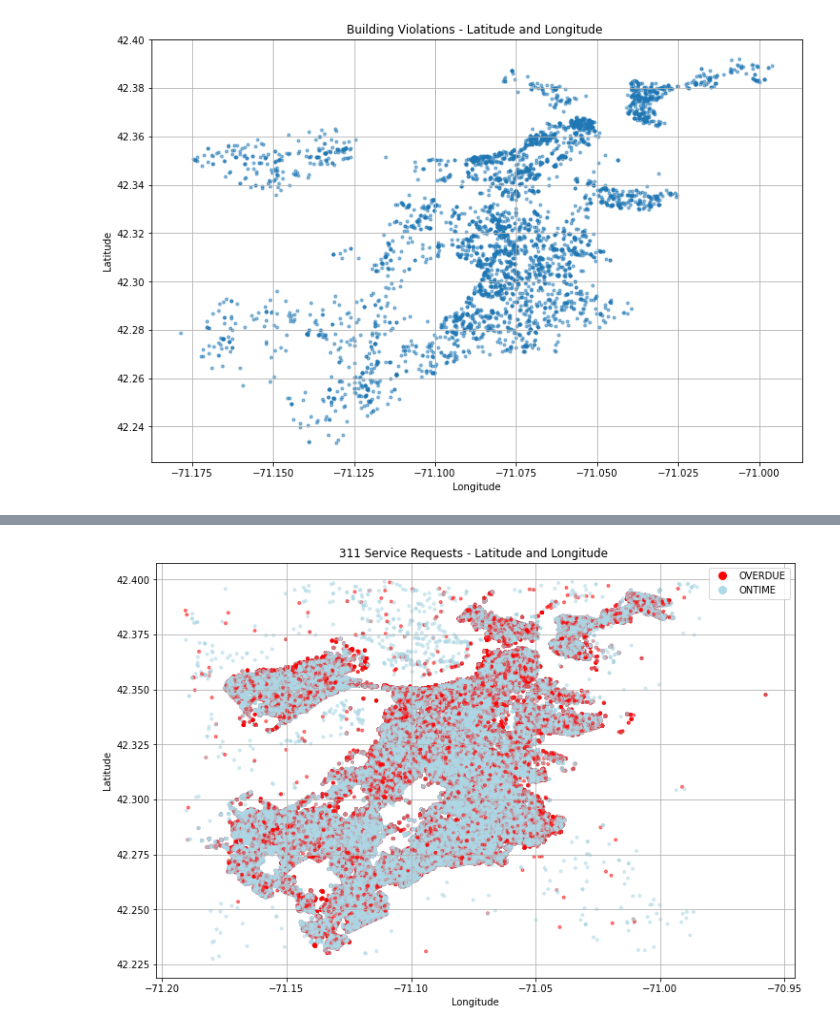
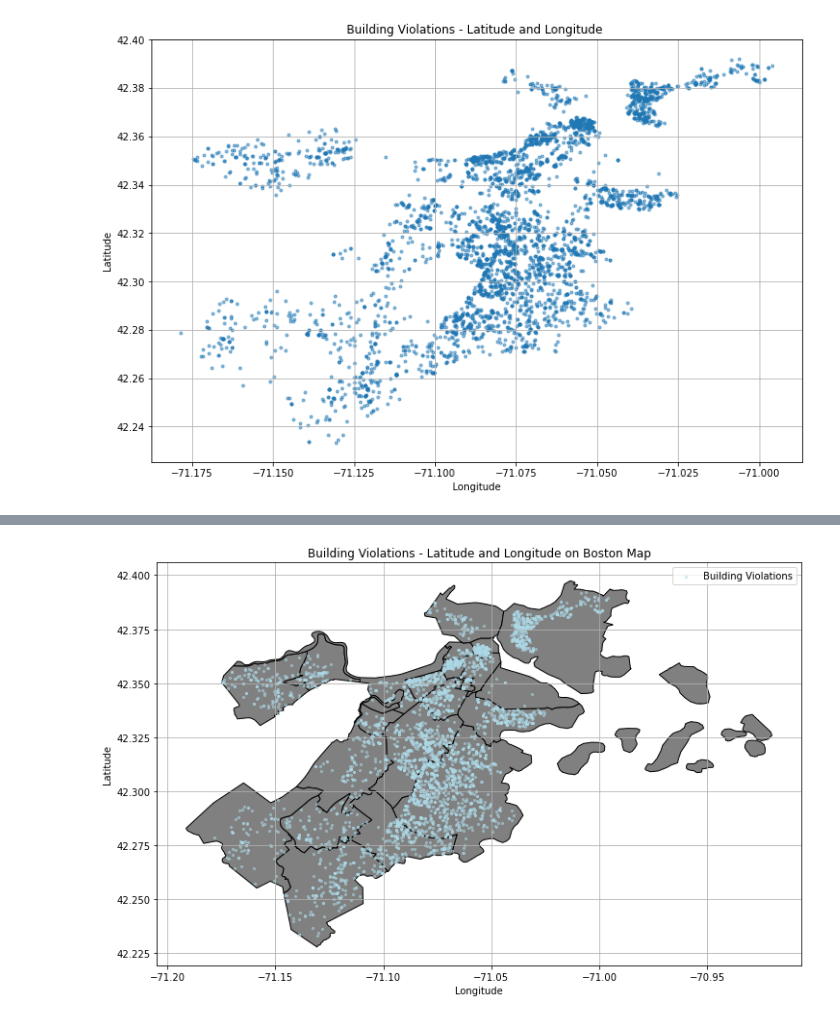
Before and after one commit to BU-Spark/ds-boston-building-violations, a Jupyter notebook: sp24-team-b/data/notebooks/EarlyInsights.ipynb, the cells around one changed output, grey strips where cells are left out. Drawn from its saved outputs; the diff is of its cells as text; code cells hidden in the pictures.

```diff
--- a/sp24-team-b/data/notebooks/EarlyInsights.ipynb
+++ b/sp24-team-b/data/notebooks/EarlyInsights.ipynb
@@ -123,26 +102,37 @@ plt.show()
-# %%
-# Load the dataset
-file_path2 = "311_2019_to_present.csv"
-df2 = pd.read_csv(file_path2)
-
-
-# This is needed to remove an outlier
-df_filtered2 = df2[df2['latitude'] >= 42]
-
-colors = np.where(df_filtered2['on_time'] == 'OVERDUE', 'red', 'lightblue')
-
-
-
-# Plotting latitude and longitude points
-plt.figure(figsize=(12, 8))
-plt.scatter(df_filtered2['longitude'], df_filtered2['latitude'], alpha=0.5, marker='.', c = colors)
-plt.title('311 Service Requests - Latitude and Longitude ')
-plt.xlabel('Longitude')
-plt.ylabel('Latitude')
-plt.legend(handles=[plt.Line2D([0], [0], marker='o', color='w', markerfacecolor='red', markersize=10, label='OVERDUE'),
-                    plt.Line2D([0], [0], marker='o', color='w', markerfacecolor='lightblue', markersize=10, label='ONTIME')],
-           loc='upper right')
-plt.grid(True)
-plt.show()
-# %% [output]
-[figure, removed]
+# %%
+# Start by importing the necessary packages
+import pandas as pd
+import geopandas as gpd
+from shapely.geometry import Point, Polygon
+import numpy as np
+import seaborn as sns
+import matplotlib.pyplot as plt
+
+# Remove outliers
+df_filtered = df[df['latitude'] >= 42]
+
+# Create a GeoDataFrame from latitude and longitude
+geometry = [Point(xy) for xy in zip(df_filtered['longitude'], df_filtered['latitude'])]
+geo_df = gpd.GeoDataFrame(df_filtered, crs=boston_map.crs, geometry=geometry)
+
+# Plot the Boston map
+ax = boston_map.plot(color='grey', edgecolor='black', figsize=(12, 8))
+
+# Plot the building violations on the map
+geo_df.plot(ax=ax, marker='o', color='lightblue', markersize=5, alpha=0.5, legend=True)
+
+# Set plot title and axis labels
+plt.title('Building Violations - Latitude and Longitude on Boston Map')
+plt.xlabel('Longitude')
+plt.ylabel('Latitude')
+
+# Add legend
+plt.legend(['Building Violations'], loc='upper right')
+
+# Show grid
+plt.grid(True)
+
+# Show the plot
+plt.show()
+# %% [output]
+[figure, added]
```
Also changed, not shown: parts of 12 cells of this notebook, 2 other files.
